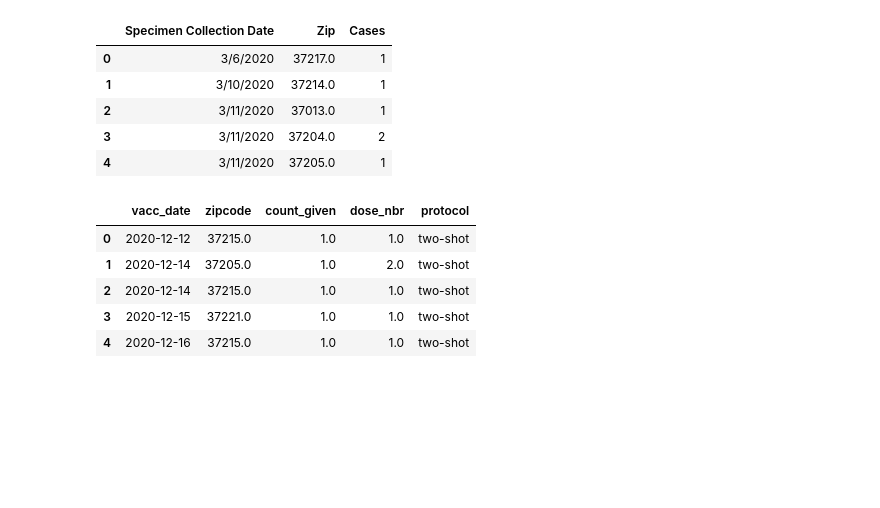
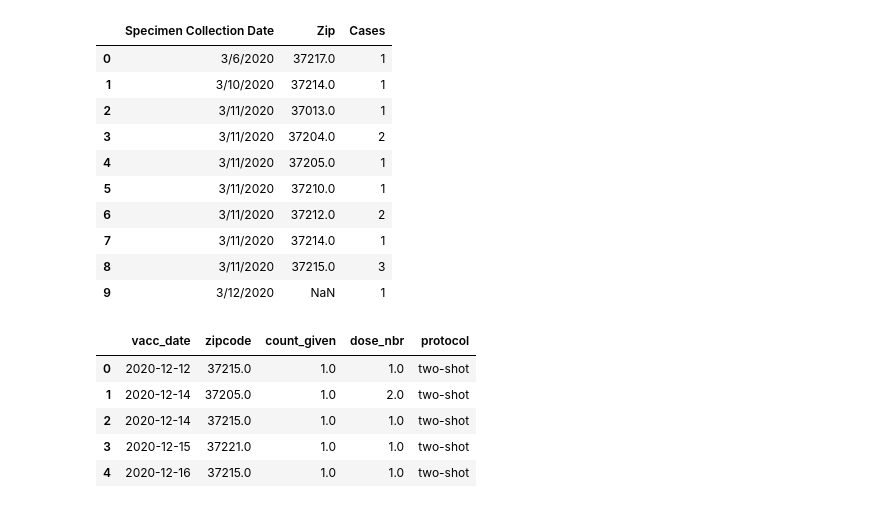
Before and after one commit to ryanhilber93/nash-covid-cases-vaccines-hot_chickens, a Jupyter notebook: data/COVID Vaccine Data.ipynb, the cells around one changed output. Saved outputs shown, nothing was run; the diff lists cells and outputs as text; code cells hidden in the pictures; blank space fills up the shorter version.

```diff
--- a/data/COVID Vaccine Data.ipynb
+++ b/data/COVID Vaccine Data.ipynb
@@ -9,14 +9,19 @@ import seaborn as sns
 # %%
 Covid_Vacine_ByZip = pd.read_csv('COVID_CountByZipPerDate 03292021.csv')
 # %%
-Covid_Vacine_ByZip.head()
+Covid_Vacine_ByZip.head(10)
 # %% [output]
 |  | Specimen Collection Date | Zip | Cases |
 | 0 | 3/6/2020 | 37217.0 | 1 |
 | 1 | 3/10/2020 | 37214.0 | 1 |
 | 2 | 3/11/2020 | 37013.0 | 1 |
 | 3 | 3/11/2020 | 37204.0 | 2 |
 | 4 | 3/11/2020 | 37205.0 | 1 |
+| 5 | 3/11/2020 | 37210.0 | 1 |
+| 6 | 3/11/2020 | 37212.0 | 2 |
+| 7 | 3/11/2020 | 37214.0 | 1 |
+| 8 | 3/11/2020 | 37215.0 | 3 |
+| 9 | 3/12/2020 | NaN | 1 |
 # %%
 Vaccine_protocol = pd.read_csv ('vaccine_with_protocol.csv')
 # %%
```
Also changed, not shown: parts of 6 cells of this notebook.
